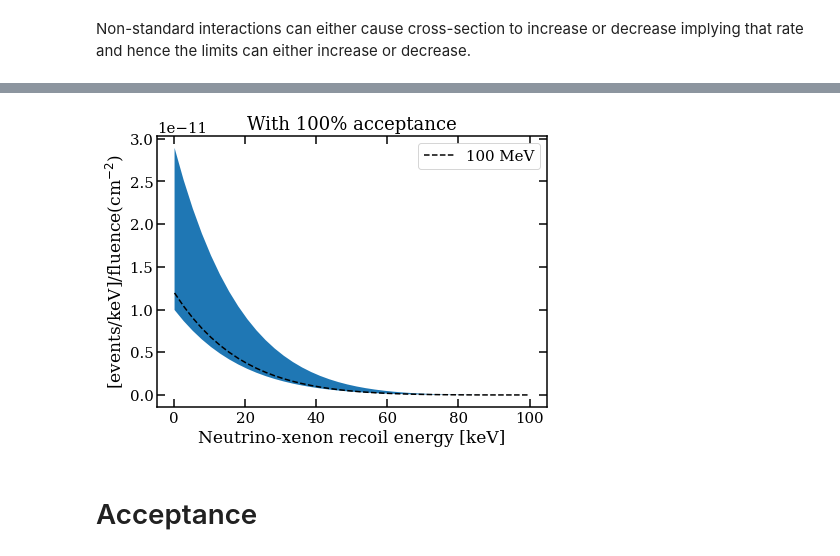
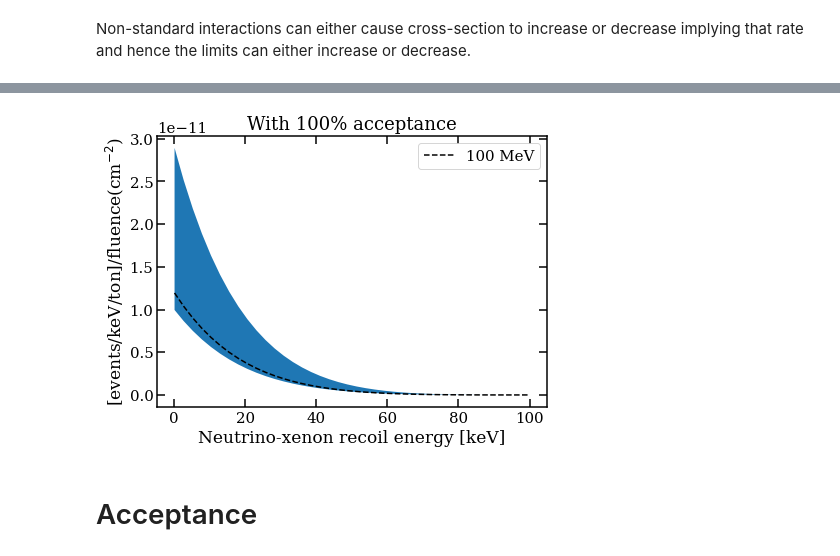
Before and after one commit to XENON1T/Gravitational-Waves, a Jupyter notebook: CEvNS+Neutrino+limit.ipynb, the cells around one changed output, grey strips where cells are left out. Drawn from its saved outputs; the diff is of its cells as text; code cells hidden in the pictures.

```diff
--- a/CEvNS+Neutrino+limit.ipynb
+++ b/CEvNS+Neutrino+limit.ipynb
@@ -425,26 +425,26 @@ plt.show()
 # %%
 er = np.linspace(0.2, 100, 40)*keV
 tot_rate = np.array([sum([xe.dRatedErecoil(x, 100*MeV) for xe in NaturalXe]) for x in er])
 tot_rate_low = np.array([sum([xe.dRatedErecoil(x, 100*MeV) for xe in NaturalXe]) for x in er])*modification_low
 tot_rate_up = np.array([sum([xe.dRatedErecoil(x, 100*MeV) for xe in NaturalXe]) for x in er])*modification_up
 
 fig, ax = plt.subplots(1, 1, figsize=(7,5))
 
 ax.plot(er / keV, tot_rate * ton / (keV**(-1)), 'k--', label="100 MeV")
 plt.fill_between(er / keV, tot_rate_low * ton / (keV**(-1)), tot_rate_up * ton / (keV**(-1)))
 
 ax.legend()
 ax.set_title("With 100% acceptance")
 #ax.set_ylim([1e-2, 1e2])
 #ax.set_xlim([0, 5])
 ax.set_xlabel("Neutrino-xenon recoil energy [keV]")
-ax.set_ylabel(r"[events/keV]/fluence(cm$^{-2}$)")
+ax.set_ylabel(r"[events/keV/ton]/fluence(cm$^{-2}$)")
 ax.yaxis.set_ticks_position('both')
 ax.xaxis.set_ticks_position('both')
 
 plt.show()
 # %% [output]
-[figure, old version]
+[figure, new version]
 # %% [markdown]
 #  Acceptance
 # %% [markdown]
```
Also changed, not shown: parts of 1 cell of this notebook, 1 other file.
